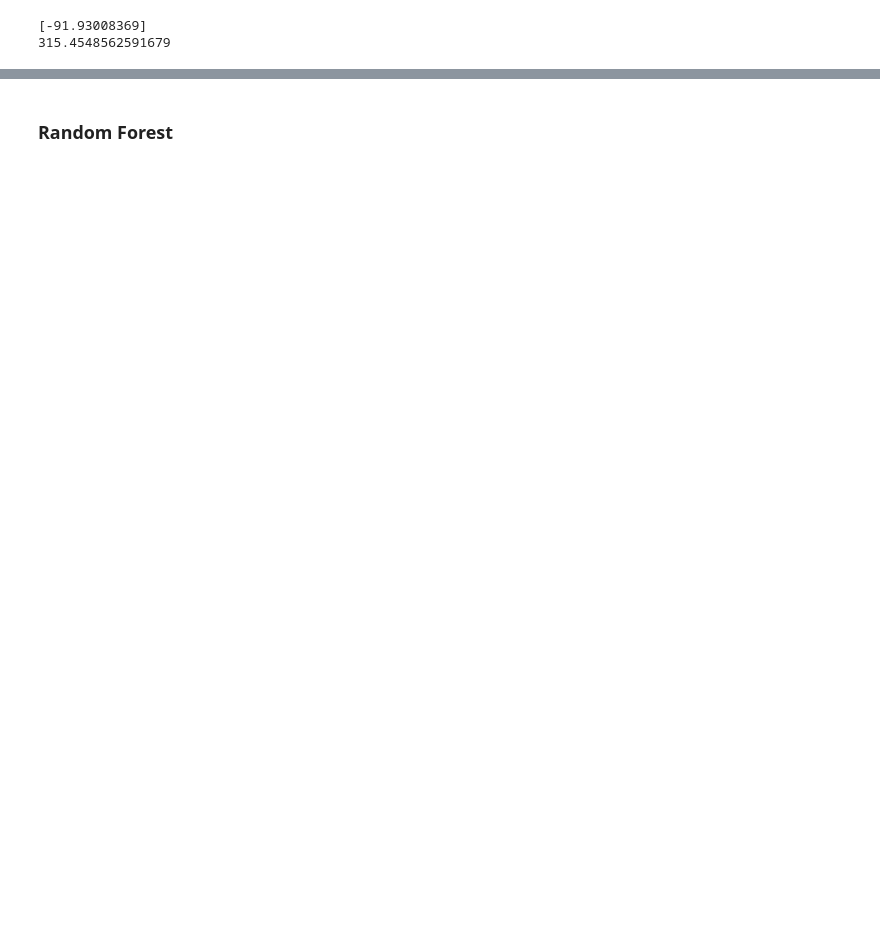
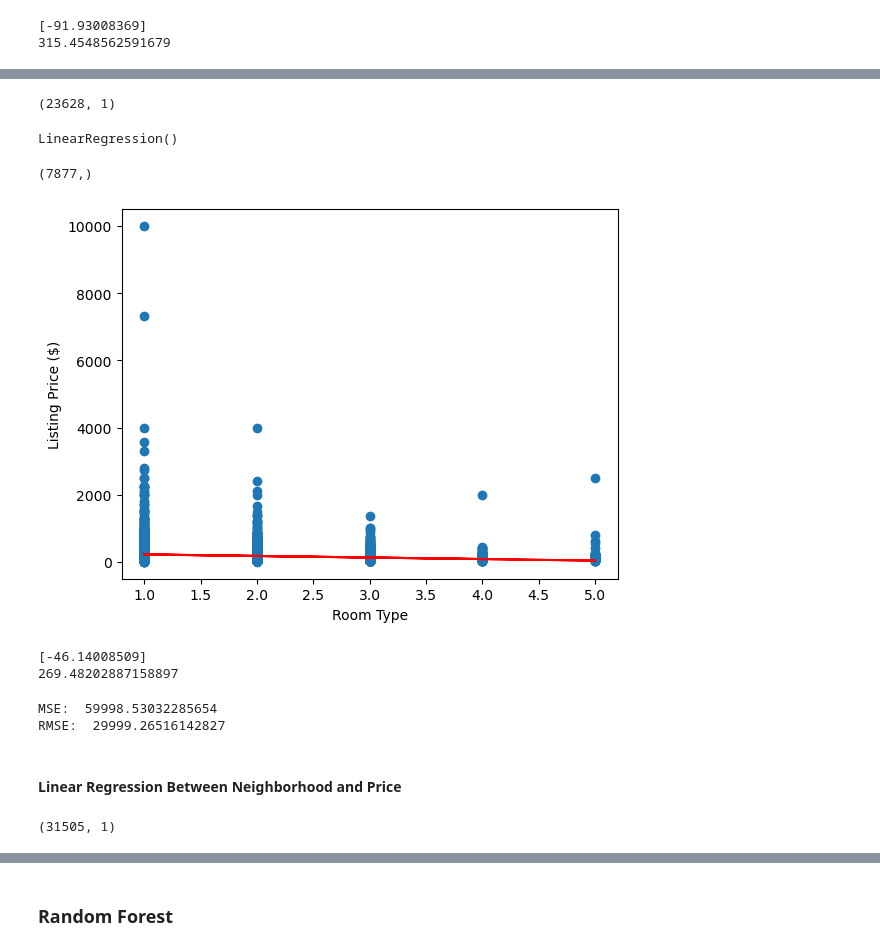
Before and after one commit to lkachury/airbnb_final_project, a Jupyter notebook: Machine_Learning.ipynb, the cells around one changed output, grey strips where cells are left out. Saved outputs shown, nothing was run; the diff lists cells and outputs as text; code cells hidden in the pictures; blank space fills up the shorter version.

```diff
--- a/Machine_Learning.ipynb
+++ b/Machine_Learning.ipynb
@@ -218,0 +285,50 @@ print(model.intercept_)
+# %%
+X_train, X_test, Y_train, Y_test = train_test_split(X,y,random_state=1)
+X_train.shape
+# %% [output]
+(23628, 1)
+# %%
+# Create an instance of a specific object called model that will analyze the data and store information specific to this dataset
+model = LinearRegression()
+# %%
+# After a model is instantiated, it will analyze the data and attempt to learn patterns in the data (train the model)
+model.fit(X, y)
+# %% [output]
+LinearRegression()
+# %%
+# After the learning stage, the predict() method is used to generate predictions
+y_pred = model.predict(X_test)
+print(y_pred.shape)
+# %% [output]
+(7877,)
+# %%
+# Plot the predictions as a red line against the data point
+plt.scatter(X_test, Y_test)
+plt.xlabel("Room Type")
+plt.ylabel("Listing Price ($)")
+plt.plot(X_test, y_pred, color='red')
+plt.show()
+# %% [output]
+[figure, added]
+# %%
+# Examine the specific parameters of our model: the slope and the y-intercept
+print(model.coef_)
+print(model.intercept_)
+# %% [output]
+[-46.14008509]
+269.48202887158897
+# %%
+mse = mean_squared_error(Y_test, y_pred)
+print("MSE: ",mse)
+print("RMSE: ", mse*(1/2.0))
+# %% [output]
+MSE:  59998.53032285654
+RMSE:  29999.26516142827
+# %% [markdown]
+#### Linear Regression Between Neighborhood and Price
+# %%
+X = listings_df.neighborhood.values.reshape(-1, 1)
+X[:5]
+X.shape
+# %% [output]
+(31505, 1)
```
Also changed, not shown: parts of 45 cells of this notebook.
